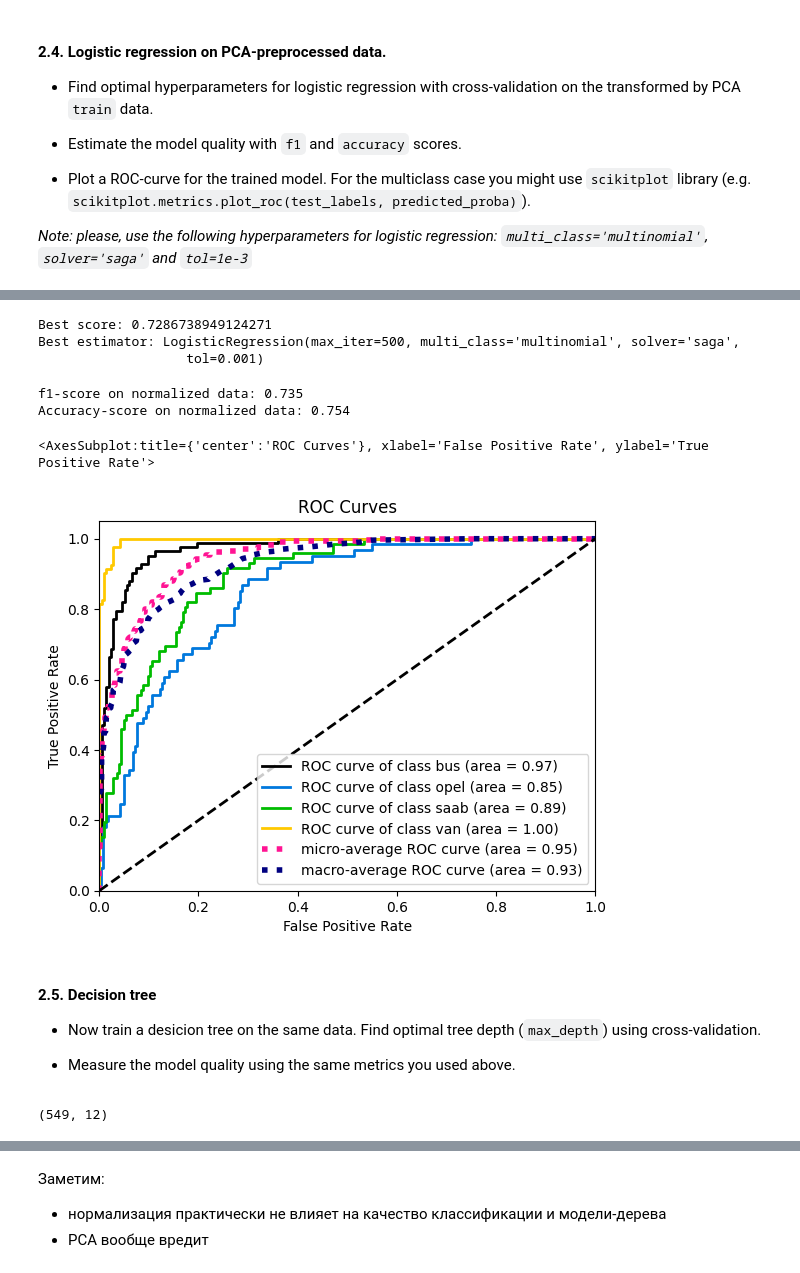
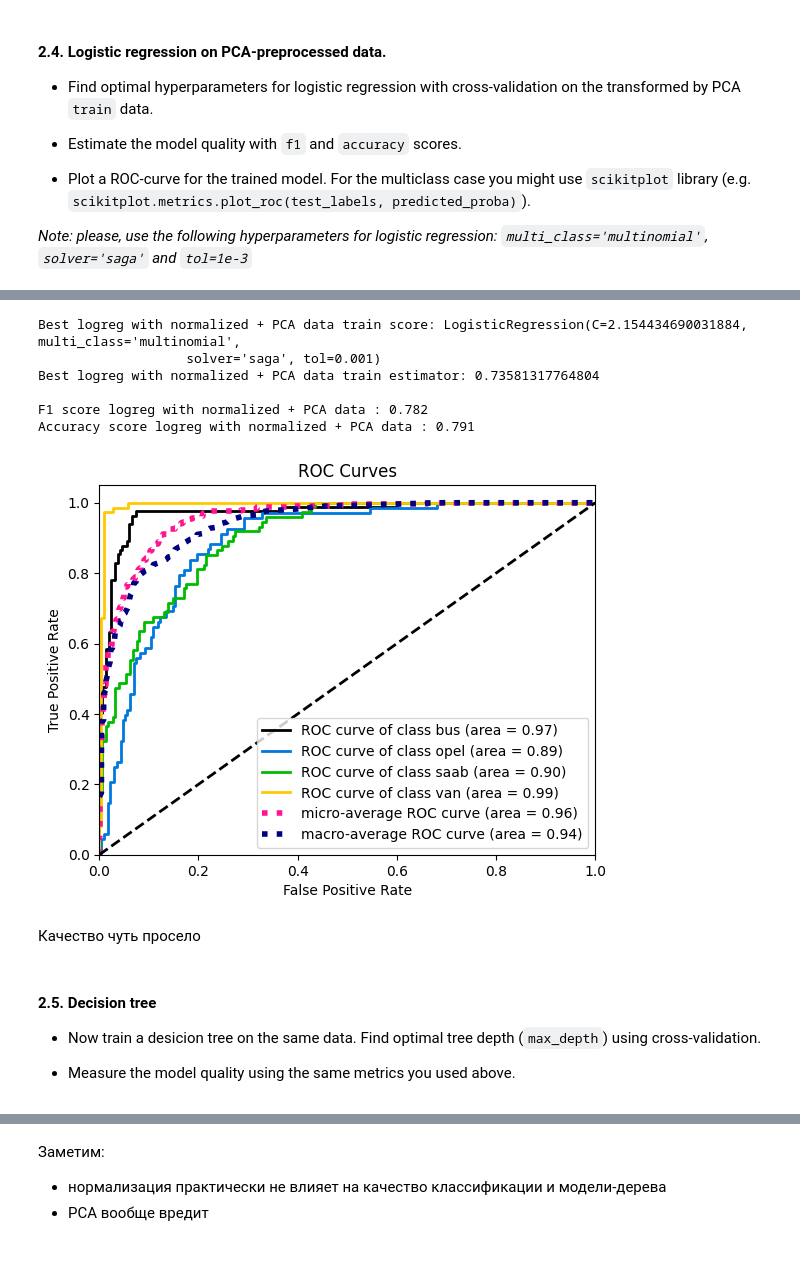
Before and after one commit to NikOrlov/ml_made, a Jupyter notebook: LAB01/Lab1_part2_ml_pipeline.ipynb, the cells around one changed output, grey strips where cells are left out. Drawn from its saved outputs; the diff is of its cells as text; code cells hidden in the pictures.

```diff
--- a/LAB01/Lab1_part2_ml_pipeline.ipynb
+++ b/LAB01/Lab1_part2_ml_pipeline.ipynb
@@ -235,10 +228,15 @@ from sklearn.pipeline import Pipeline
 # %%
-pipe = Pipeline([
-    ('scaler', StandardScaler()),
+num_components = 13
+pipe_norm_pca = Pipeline([
+    ('norm', StandardScaler()),
     ('pca', PCA(n_components=num_components))])
+
+pipe_pca = Pipeline([
+    ('pca', PCA(n_components=num_components))])
 # %%
-X_train_pca = pipe.fit_transform(X_train)
-X_test_pca = pipe.transform(X_test)
-print(f'X train shape: {X_train_pca.shape}')
-print(f'X test shape: {X_test_pca.shape}')
+X_train_norm_pca, X_test_norm_pca = process_data(pipe_norm_pca, X_train, X_test)
+X_train_pca, X_test_pca = process_data(pipe_pca, X_train, X_test)
+
+print(f'X train norm + pca shape: {X_train_norm_pca.shape}')
+print(f'X test norm + pca shape: {X_test_norm_pca.shape}')
 # %% [output]
@@ -296,40 +289,32 @@ X test shape: (297, 12)
-# %%
-cv=5
-params_pca = {'C': np.logspace(0, 3, num=10)}
-logreg_pca = LogisticRegression(solver='saga', max_iter=500, multi_class='multinomial', tol=1e-3)
-gs_pca = GridSearchCV(logreg_pca, params_pca, cv=cv)
-gs_pca.fit(X_train_pca, y_train)
-
-logreg_pca = gs_pca.best_estimator_
-print(f'Best score: {gs_pca.best_score_}')
-print(f'Best estimator: {gs_pca.best_estimator_}')
-# %% [output]
-Best score: 0.7286738949124271
-Best estimator: LogisticRegression(max_iter=500, multi_class='multinomial', solver='saga',
-                   tol=0.001)
-# %%
-y_pred = logreg_pca.predict(X_test_pca)
-y_pred_proba = logreg_pca.predict_proba(X_test_pca)
-
-f1_norm_res = np.round(f1_score(y_pred, y_test, average='macro'), 3)
-acc_norm_res = np.round(accuracy_score(y_pred, y_test), 3)
-
-print(f'f1-score on normalized data: {f1_norm_res}')
-print(f'Accuracy-score on normalized data: {acc_norm_res}')
-# %% [output]
-f1-score on normalized data: 0.735
-Accuracy-score on normalized data: 0.754
-# %%
-scikitplot.metrics.plot_roc(y_test, y_pred_proba)
-# %% [output]
-<AxesSubplot:title={'center':'ROC Curves'}, xlabel='False Positive Rate', ylabel='True Positive Rate'>
-[figure, removed]
+# %%
+#max_iter=500?
+info_lorgreg_norm_pca = 'logreg with normalized + PCA data'
+logreg_pca_params = {'C': np.logspace(0, 3, num=10)}
+logreg_pca = LogisticRegression(solver='saga', tol=1e-3, multi_class='multinomial')
+
+logreg_norm_pca, logreg_norm_pca_score = get_best_model(X_train_norm_pca,
+                                                y_train,
+                                                logreg_pca,
+                                                logreg_pca_params,
+                                                cv=5,
+                                                info=info_lorgreg_norm_pca)
+
+f1_logreg_norm_pca, acc_logreg_norm_pca = test_model(logreg_norm_pca,
+                                                     X_test_norm_pca,
+                                                     y_test,
+                                                     info=info_lorgreg_norm_pca)
+# %% [output]
+Best logreg with normalized + PCA data train score: LogisticRegression(C=2.154434690031884, multi_class='multinomial',
+                   solver='saga', tol=0.001)
+Best logreg with normalized + PCA data train estimator: 0.73581317764804
+
+F1 score logreg with normalized + PCA data : 0.782
+Accuracy score logreg with normalized + PCA data : 0.791
+[figure, added]
+# %% [markdown]
+ Качество чуть просело
 # %% [markdown]
 #### 2.5. Decision tree
 * Now train a desicion tree on the same data. Find optimal tree depth (`max_depth`) using cross-validation.
 
 * Measure the model quality using the same metrics you used above.
-# %%
-X_train_pca.shape
-# %% [output]
-(549, 12)
```
Also changed, not shown: parts of 59 cells of this notebook.
